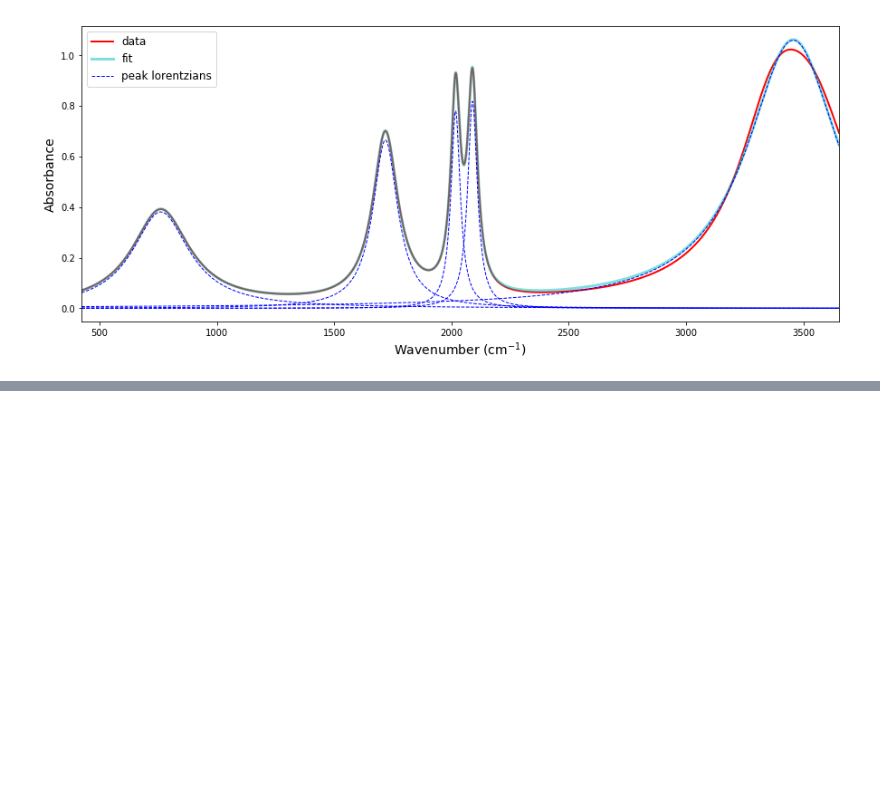
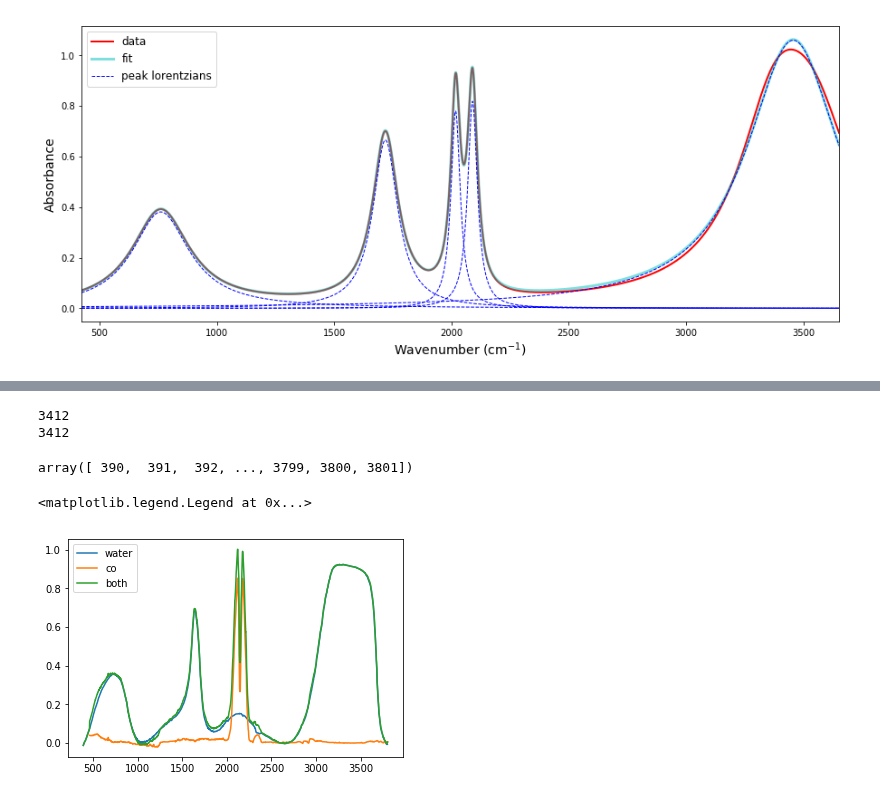
Before and after one commit to raman-noodles/Raman-noodles, a Jupyter notebook: examples/matching_test.ipynb, the cells around one changed output, grey strips where cells are left out. Drawn from its saved outputs; the diff is of its cells as text; code cells hidden in the pictures; blank space fills up the shorter version.

Commit message:
wrote some code that will interpolate and add together two different spectra, still need to functionalize it

```diff
--- a/examples/matching_test.ipynb
+++ b/examples/matching_test.ipynb
@@ -190,0 +164,6 @@ Well, its an idea. The IR spectra for FOMRIC ACID is kinda my torture test so it
+# %%
+water_range = np.arange(int(min(x_water2))+1, int(max(x_water2)), 1)
+co_range = np.arange(int(min(x_co2))+1, int(max(x_co2)), 1)
+# %%
+y_water_interp = water(water_range)
+y_co_interp = co(co_range)
@@ -190,0 +195,27 @@ Well, its an idea. The IR spectra for FOMRIC ACID is kinda my torture test so it
+# %%
+# first portion only contains water data
+a_sum = y_water_interp[:70]
+# second portion contains both
+b_sum = y_water_interp[70:] + y_co_interp[:-4]
+# third protion contains only co data
+c_sum = y_co_interp[-4:]
+# %%
+total_sum = np.concatenate((a_sum, b_sum, c_sum))
+total_range = np.arange(390, 3802, 1)
+print(len(total_sum))
+print(len(total_range))
+# %% [output]
+3412
+3412
+# %%
+total_range
+# %% [output]
+array([ 390,  391,  392, ..., 3799, 3800, 3801])
+# %%
+plt.plot(x_water2, y_water2, label='water')
+plt.plot(x_co2, y_co2, label='co')
+plt.plot(total_range, total_sum, label='both')
+plt.legend()
+# %% [output]
+<matplotlib.legend.Legend at 0x...>
+[figure, added]
```
Also changed, not shown: parts of 20 cells of this notebook.
